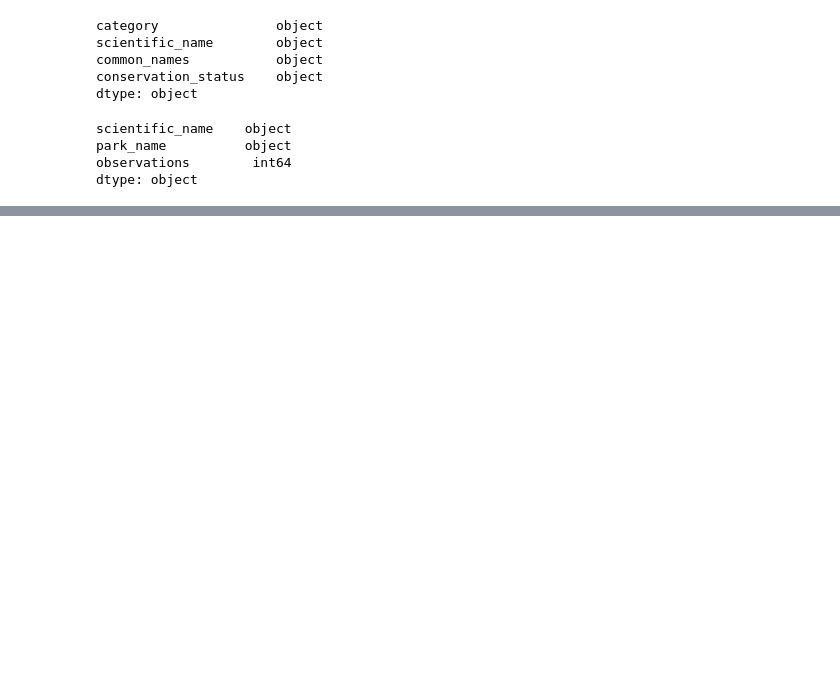
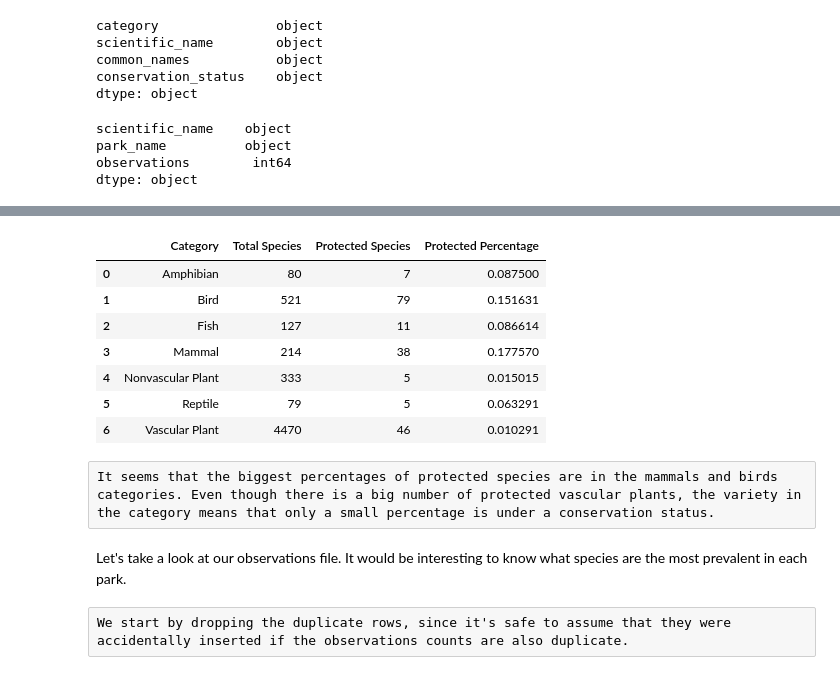
Before and after one commit to vgkikas/Biodiversity, a Jupyter notebook: biodiversity.ipynb, the cells around one changed output, grey strips where cells are left out. Drawn from its saved outputs; the diff is of its cells as text; code cells hidden in the pictures; blank space fills up the shorter version.

```diff
--- a/biodiversity.ipynb
+++ b/biodiversity.ipynb
@@ -88,0 +138,26 @@ TypeError: 'value' must be an instance of str or bytes, not a float
+# %%
+species_info_grouped = species_info.groupby('category')
+# %%
+df=species_info_grouped['category'].value_counts().reset_index()
+# %%
+df['Protected Species']=  [sum(cat) for cat in [amphibians, birds, fish, mammals, nonvascular_plants, reptiles, vascular_plants]]
+df['Protected Percentage'] = df['Protected Species']/df['count']
+# %%
+df.columns = ['Category', 'Total Species', 'Protected Species', 'Protected Percentage']
+# %%
+df
+# %% [output]
+|  | Category | Total Species | Protected Species | Protected Percentage |
+| 0 | Amphibian | 80 | 7 | 0.087500 |
+| 1 | Bird | 521 | 79 | 0.151631 |
+| 2 | Fish | 127 | 11 | 0.086614 |
+| 3 | Mammal | 214 | 38 | 0.177570 |
+| 4 | Nonvascular Plant | 333 | 5 | 0.015015 |
+| 5 | Reptile | 79 | 5 | 0.063291 |
+| 6 | Vascular Plant | 4470 | 46 | 0.010291 |
+# %% [raw]
+It seems that the biggest percentages of protected species are in the mammals and birds categories. Even though there is a big number of protected vascular plants, the variety in the category means that only a small percentage is under a conservation status.
+# %% [markdown]
+Let's take a look at our observations file. It would be interesting to know what species are the most prevalent in each park.
+# %% [raw]
+We start by dropping the duplicate rows, since it's safe to assume that they were accidentally inserted if the observations counts are also duplicate.
```
Also changed, not shown: parts of 36 cells of this notebook.
